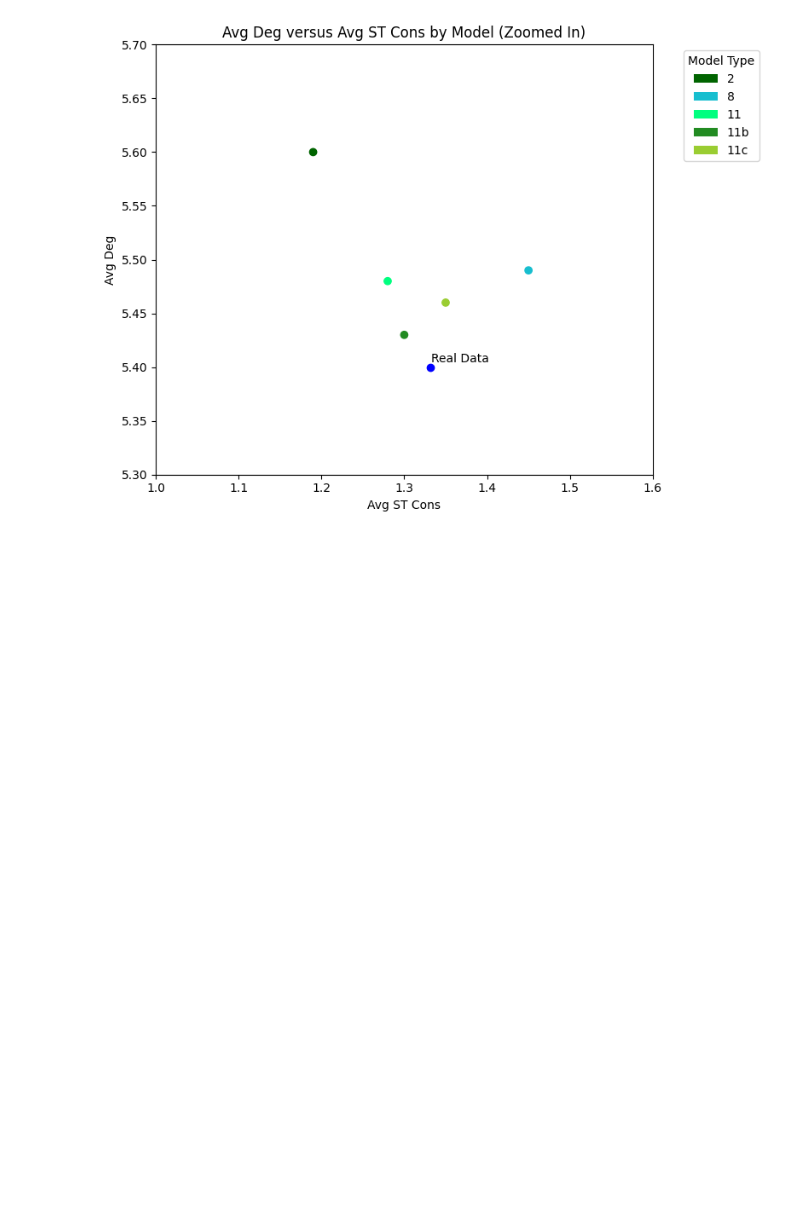
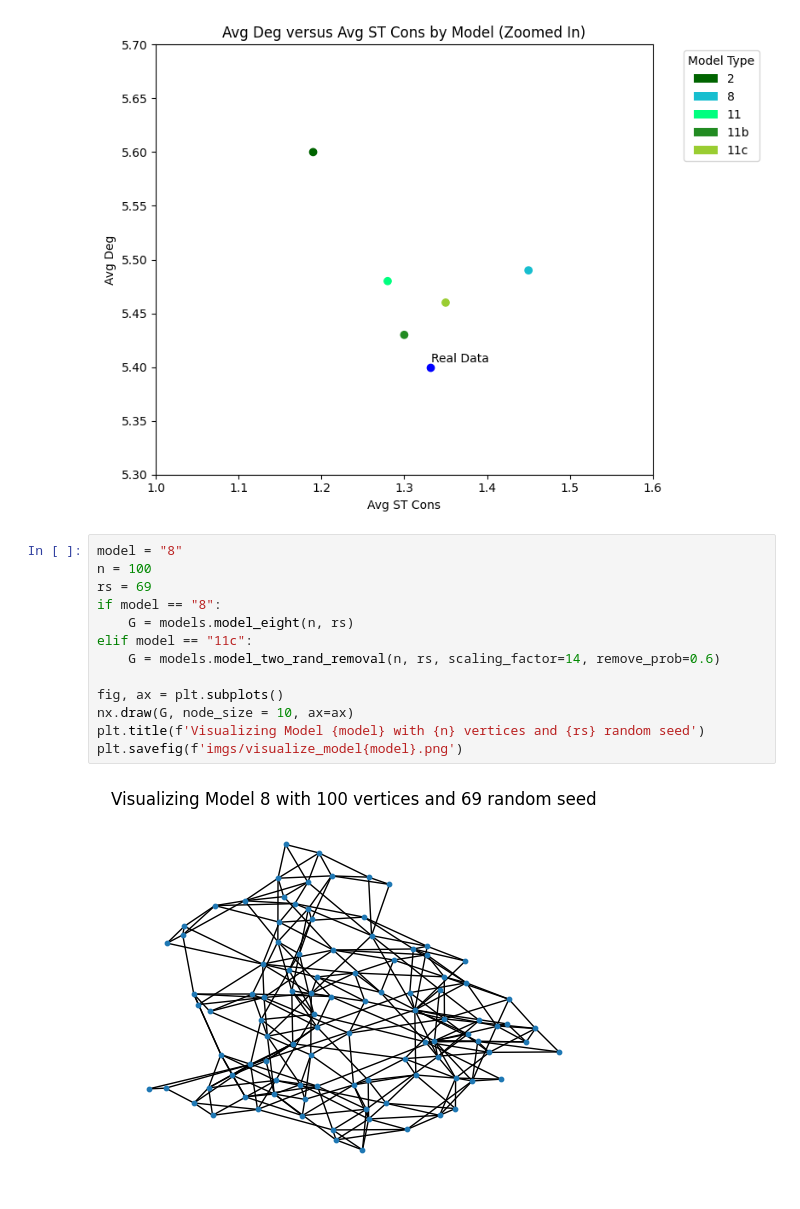
Before and after one commit to afr13dman/senior-thesis, a Jupyter notebook: visualize_models.ipynb, the cells around one changed output. Drawn from its saved outputs; the diff is of its cells as text; blank space fills up the shorter version.

```diff
--- a/visualize_models.ipynb
+++ b/visualize_models.ipynb
@@ -94,3 +99,18 @@ plt.tight_layout()
 plt.savefig("imgs/av_deg_st_cons_by_model_zoomed_in.png")
 # %% [output]
 [figure]
+# %%
+model = "8"
+n = 100
+rs = 69
+if model == "8":
+    G = models.model_eight(n, rs)
+elif model == "11c":
+    G = models.model_two_rand_removal(n, rs, scaling_factor=14, remove_prob=0.6)
+
+fig, ax = plt.subplots()
+nx.draw(G, node_size = 10, ax=ax)
+plt.title(f'Visualizing Model {model} with {n} vertices and {rs} random seed')
+plt.savefig(f'imgs/visualize_model{model}.png')
+# %% [output]
+[figure, added]
```
Also changed, not shown: parts of 1 cell of this notebook, 3 other files.
